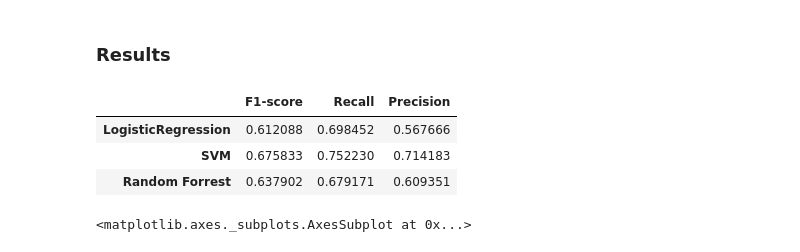
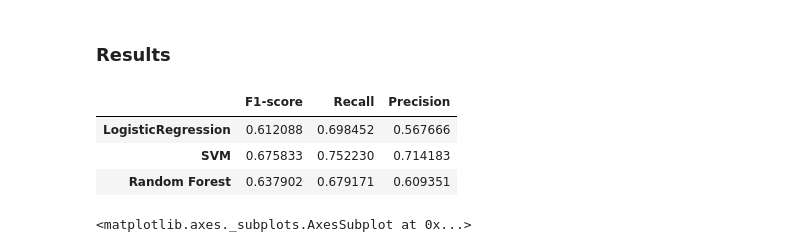
Before and after one commit to mightyTathagata/fake_news_project, a Jupyter notebook: news_classifier.ipynb, the cells around one changed output. Drawn from its saved outputs; the diff is of its cells as text; code cells hidden in the pictures.

Commit message:
changed forrest to forest(spelling error)

```diff
--- a/news_classifier.ipynb
+++ b/news_classifier.ipynb
@@ -159,30 +159,30 @@ rf_precision = precision_score(y_test, predictions_rf, average='weighted')
 # %%
 F1_score = np.full(3, np.nan)
 Recall = np.full(3, np.nan)
 Precision = np.full(3, np.nan)
 Algorithm = np.array(3)
 
-Algorithm = ["LogisticRegression", "SVM", "Random Forrest"]
+Algorithm = ["LogisticRegression", "SVM", "Random Forest"]
 
 F1_score[0] = lr_f1
 F1_score[1] = svm_f1
 F1_score[2] = rf_f1
 
 Recall[0] = lr_recall
 Recall[1] = svm_recall
 Recall[2] = rf_recall
 
 Precision[0] = lr_precision
 Precision[1] = svm_precision
 Precision[2] = rf_precision
 
 Report = pd.DataFrame({"F1-score":F1_score, "Recall":Recall, "Precision":Precision}, index=Algorithm)
 Report
 # %% [output]
 |  | F1-score | Recall | Precision |
 | LogisticRegression | 0.612088 | 0.698452 | 0.567666 |
 | SVM | 0.675833 | 0.752230 | 0.714183 |
-| Random Forrest | 0.637902 | 0.679171 | 0.609351 |
+| Random Forest | 0.637902 | 0.679171 | 0.609351 |
 # %%
 lr_cf_matrix = confusion_matrix(y_test, predictions_lr, normalize='pred')
 sns.heatmap(lr_cf_matrix)
```
